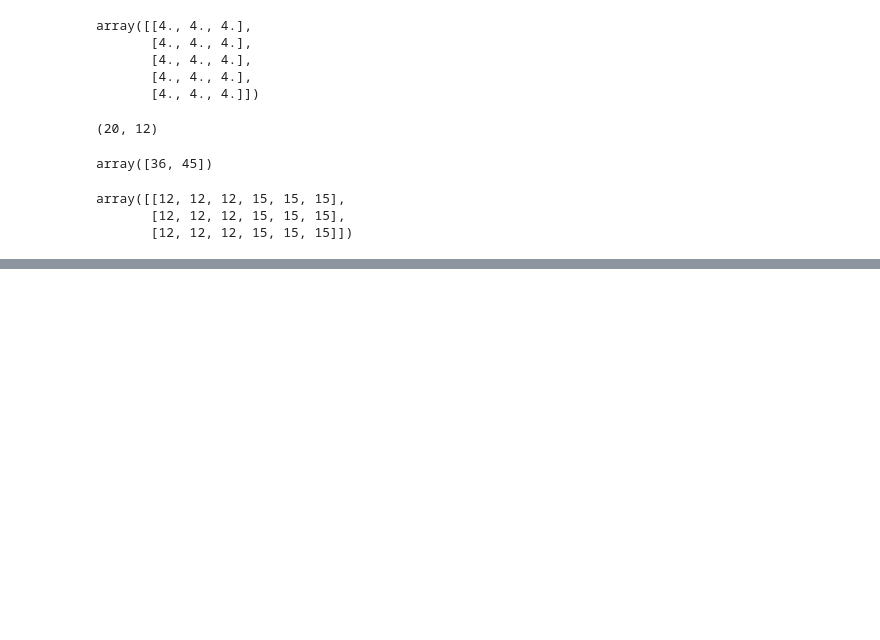
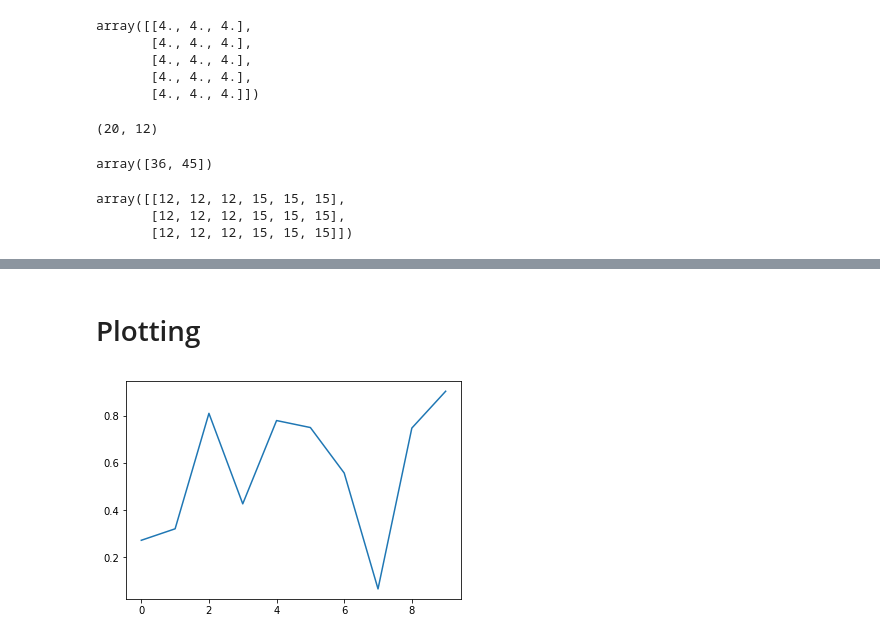
Before and after one commit to championballer/one-fourth-labs-deep-learning, a Jupyter notebook: Python Basics/2408_PythonBasics.ipynb, the cells around one changed output, grey strips where cells are left out. Saved outputs shown, nothing was run; the diff lists cells and outputs as text; code cells hidden in the pictures; blank space fills up the shorter version.

Commit message:
Completed plotting basics

```diff
--- a/Python Basics/2408_PythonBasics.ipynb
+++ b/Python Basics/2408_PythonBasics.ipynb
@@ -820,0 +857,2 @@ array([[0., 1., 4., 7., 0., 4.],
+# %% [markdown]
+# Plotting
@@ -820,0 +861,7 @@ array([[0., 1., 4., 7., 0., 4.],
+# %%
+x = np.random.random((10,1))
+# %%
+plt.plot(x)
+plt.show()
+# %% [output]
+[figure, added]
```
Also changed, not shown: parts of 22 cells of this notebook.
